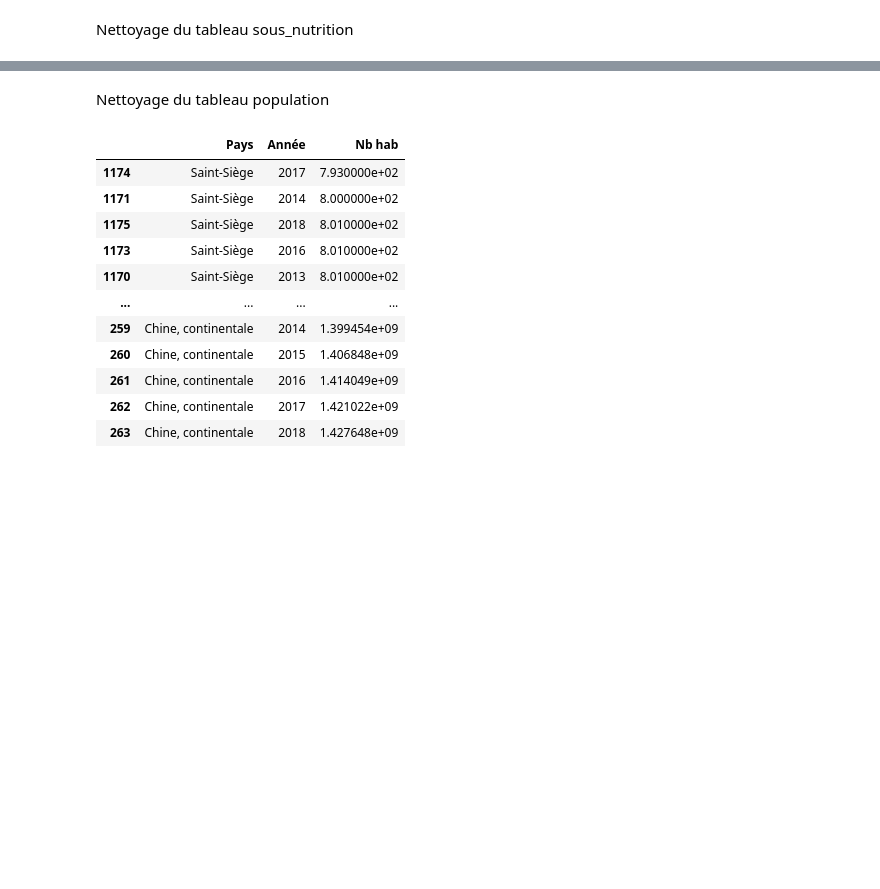
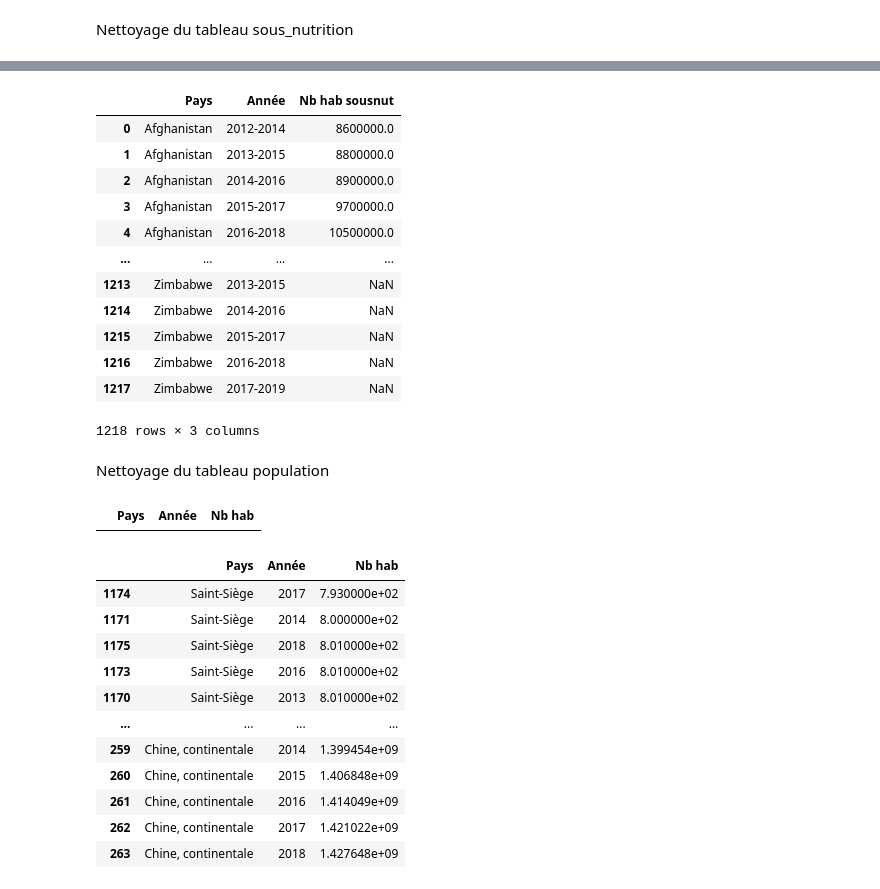
Before and after one commit to Randasabag/Etude_Sante_Publique, a Jupyter notebook: P4_alsabbagh_Etude_Sante_Publique.ipynb, the cells around one changed output, grey strips where cells are left out. Drawn from its saved outputs; the diff is of its cells as text; code cells hidden in the pictures; blank space fills up the shorter version.

```diff
--- a/P4_alsabbagh_Etude_Sante_Publique.ipynb
+++ b/P4_alsabbagh_Etude_Sante_Publique.ipynb
@@ -104,2 +123,31 @@ df_snut.sort_values(['Nb hab sousnut'])
+# %%
+#Affiche les lignes ordonnées par odre croissant en fonction du nombre d'habitants en sous nutrition
+#df_sn.sort_values(['Nb hab sousnut']).head(60)
+df_sn
+# %% [output]
+|  | Pays | Année | Nb hab sousnut |
+| 0 | Afghanistan | 2012-2014 | 8600000.0 |
+| 1 | Afghanistan | 2013-2015 | 8800000.0 |
+| 2 | Afghanistan | 2014-2016 | 8900000.0 |
+| 3 | Afghanistan | 2015-2017 | 9700000.0 |
+| 4 | Afghanistan | 2016-2018 | 10500000.0 |
+| ... | ... | ... | ... |
+| 1213 | Zimbabwe | 2013-2015 | NaN |
+| 1214 | Zimbabwe | 2014-2016 | NaN |
+| 1215 | Zimbabwe | 2015-2017 | NaN |
+| 1216 | Zimbabwe | 2016-2018 | NaN |
+| 1217 | Zimbabwe | 2017-2019 | NaN |
+1218 rows × 3 columns
 # %% [markdown]
 Nettoyage du tableau population
+# %%
+#renomme la colonne Valeur par Nb hab sousnut
+df_pop=df_pop.rename(columns={'Valeur':'Nb hab', 'Zone':'Pays'})
+
+#pas de valeur null dans population
+df_pop[df_pop['Nb hab'].notnull()]
+
+#pas de doublons
+df_pop[(df_pop.duplicated(keep=False))==True]
+# %% [output]
+|  | Pays | Année | Nb hab |
```
Also changed, not shown: parts of 24 cells of this notebook.
